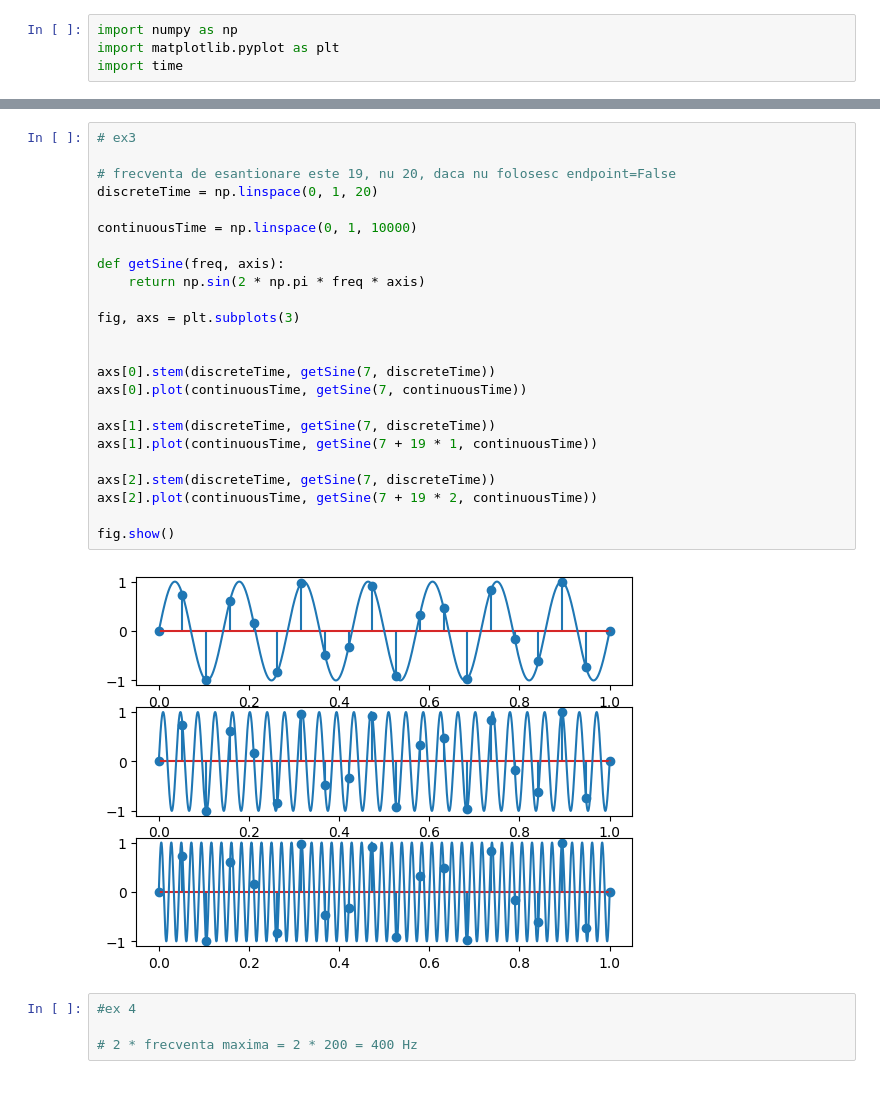
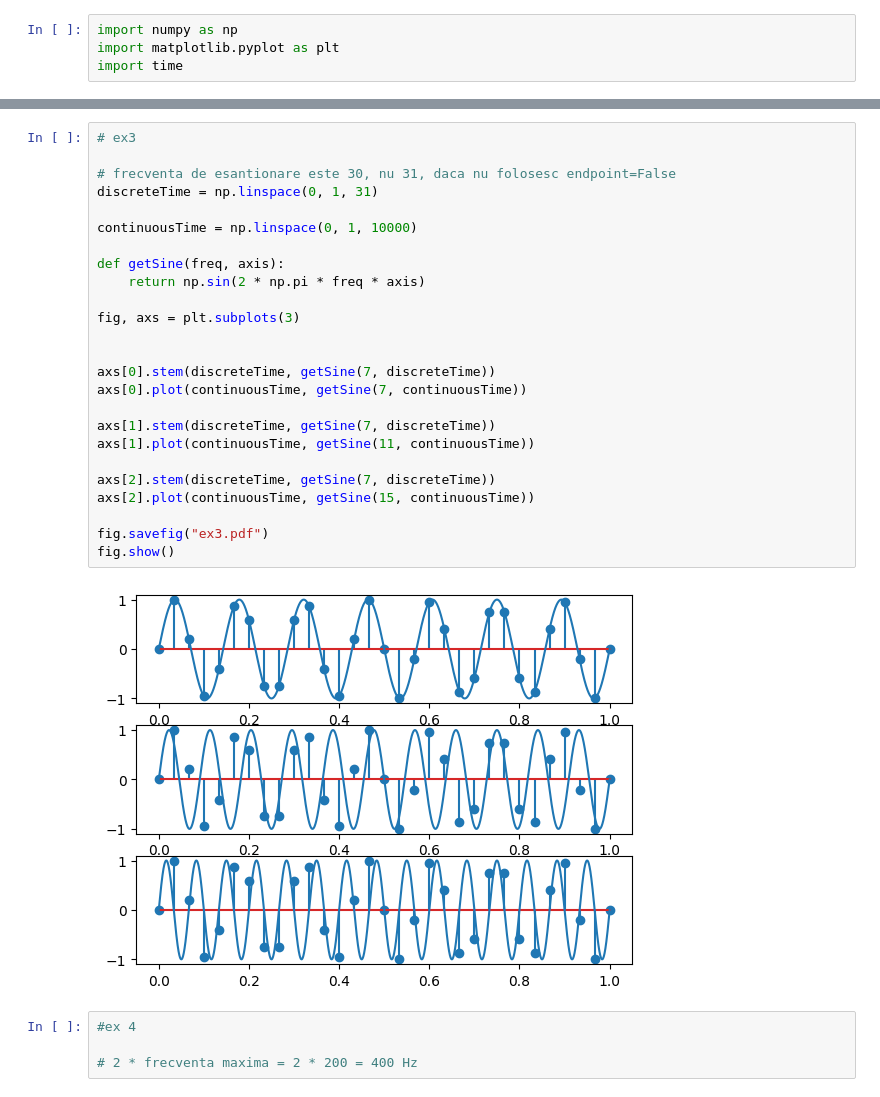
Before and after one commit to lowLevelGod/Procesarea-Semnalelor, a Jupyter notebook: Lab4/lab4.ipynb, the cells around one changed output, grey strips where cells are left out. Cells and saved outputs as stored; diff of their text form.

```diff
--- a/Lab4/lab4.ipynb
+++ b/Lab4/lab4.ipynb
@@ -71,29 +72,30 @@ fig.show()
 # %%
 # ex3
 
-# frecventa de esantionare este 19, nu 20, daca nu folosesc endpoint=False
-discreteTime = np.linspace(0, 1, 20)
+# frecventa de esantionare este 30, nu 31, daca nu folosesc endpoint=False
+discreteTime = np.linspace(0, 1, 31)
 
 continuousTime = np.linspace(0, 1, 10000)
 
 def getSine(freq, axis):
     return np.sin(2 * np.pi * freq * axis)
 
 fig, axs = plt.subplots(3)
 
 
 axs[0].stem(discreteTime, getSine(7, discreteTime))
 axs[0].plot(continuousTime, getSine(7, continuousTime))
 
 axs[1].stem(discreteTime, getSine(7, discreteTime))
-axs[1].plot(continuousTime, getSine(7 + 19 * 1, continuousTime))
+axs[1].plot(continuousTime, getSine(11, continuousTime))
 
 axs[2].stem(discreteTime, getSine(7, discreteTime))
-axs[2].plot(continuousTime, getSine(7 + 19 * 2, continuousTime))
+axs[2].plot(continuousTime, getSine(15, continuousTime))
 
+fig.savefig("ex3.pdf")
 fig.show()
 # %% [output]
-[figure, old version]
+[figure, new version]
 # %%
 #ex 4
 
```
Also changed, not shown: parts of 2 cells of this notebook, 5 other files.
